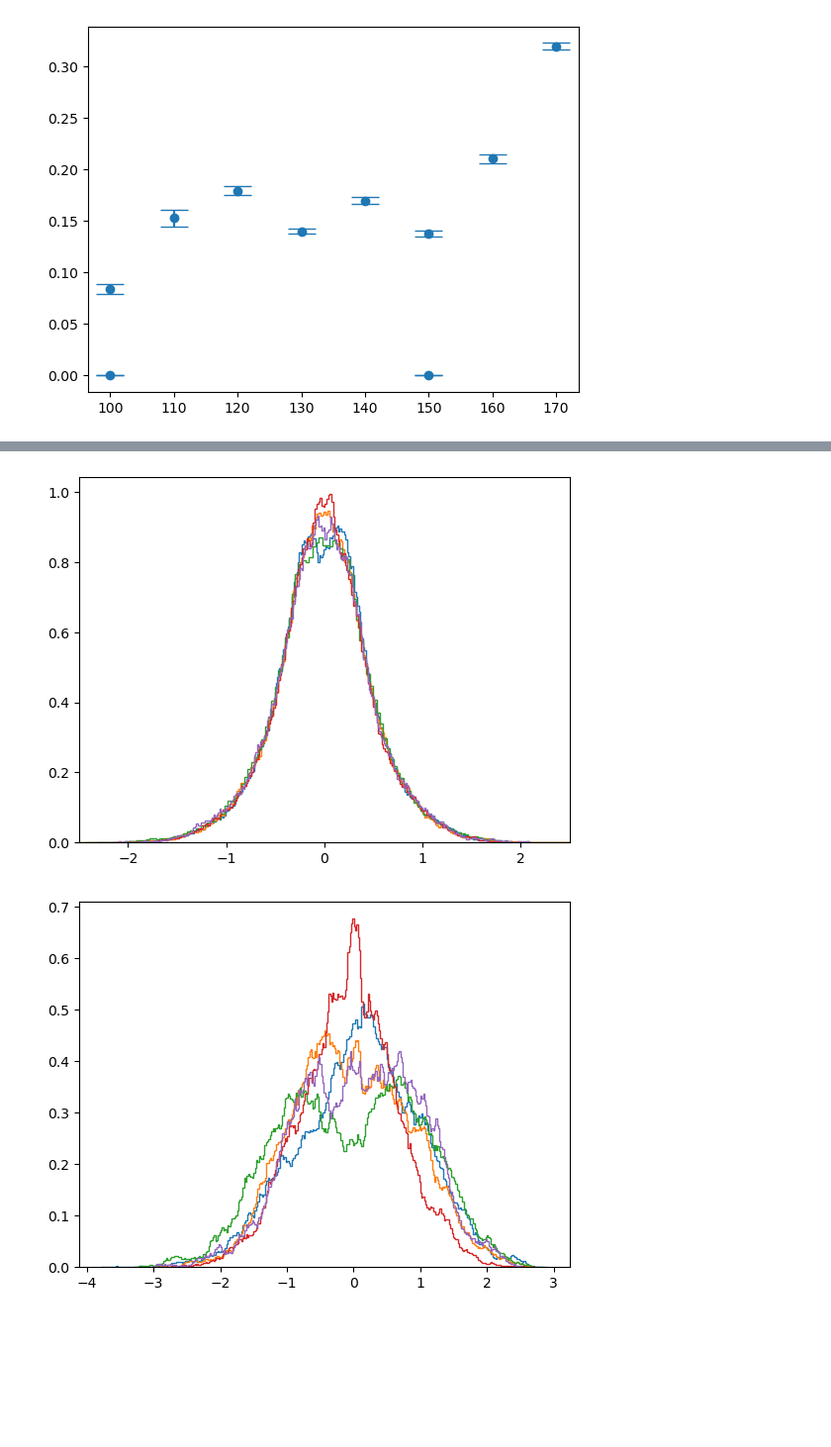
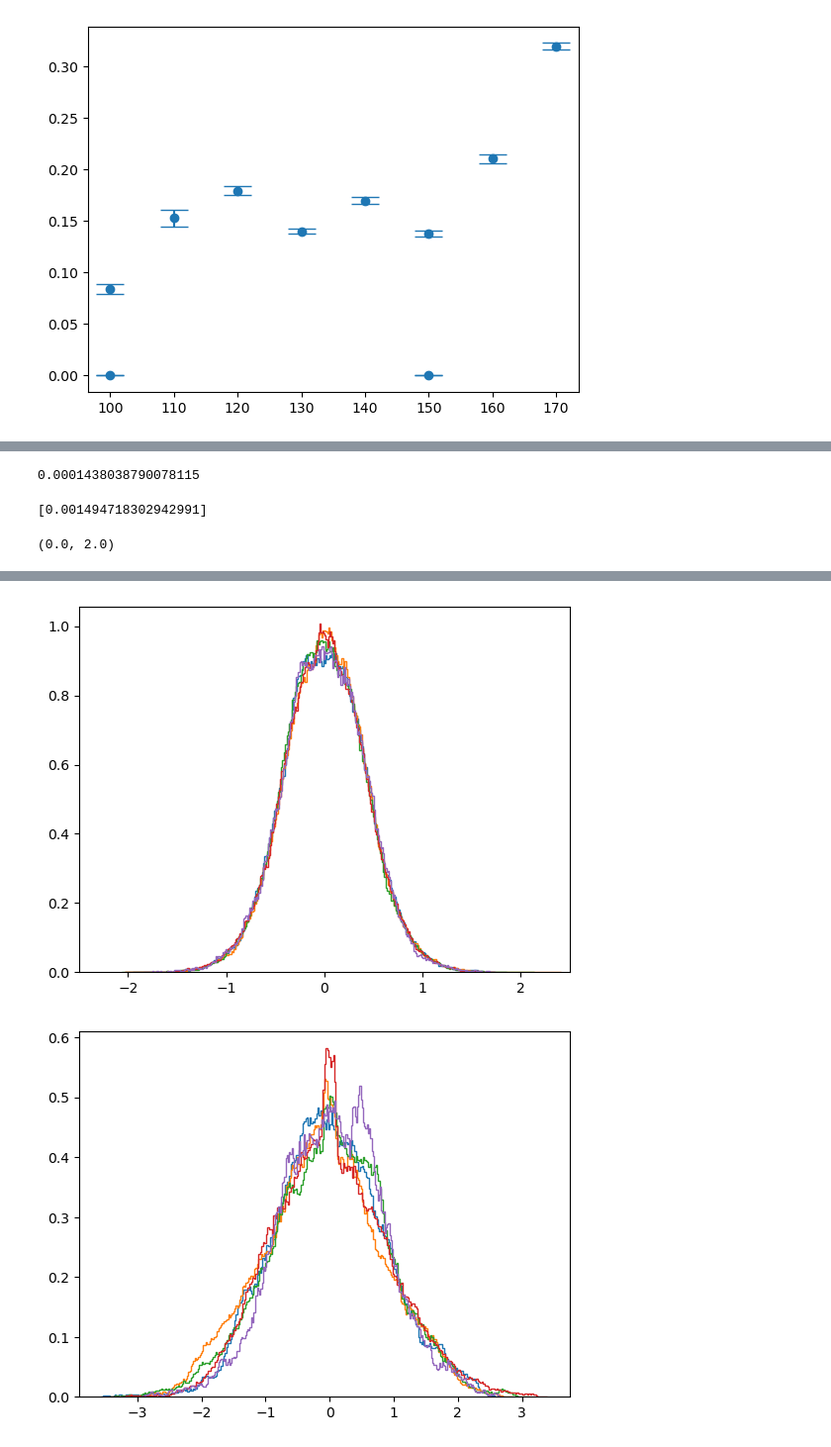
Before and after one commit to tompenny/SIMPLE-Ion-Capture-efficiency, a Jupyter notebook: Nanosphere/SIMION/240820 - test chamber, just trap.ipynb, the cells around one changed output, grey strips where cells are left out. Shown at 99% size. Cells and saved outputs as stored; diff of their text form; code cells hidden in the pictures; blank space fills up the shorter version.

```diff
--- a/Nanosphere/SIMION/240820 - test chamber, just trap.ipynb
+++ b/Nanosphere/SIMION/240820 - test chamber, just trap.ipynb
@@ -288,0 +443,8 @@ for file in files:
+# %%
+10*1.6*10**(-19)/4/np.pi/8.854/10**(-12)/100e-6
+# %% [output]
+0.0001438038790078115
+# %%
+effs
+# %% [output]
+[0.001494718302942991]
@@ -289,27 +464,62 @@ for file in files:
+# %%
+times = []
+xs= []
+ys = []
+zs = []
+rs = []
+for file in files:
+    filename = base+file+ftype
+    data = pd.read_csv(filename, names=list('abcdefghij'))
+    time = np.transpose(data.values[27:-1, 1:2])[0].astype('float')
+    x = np.transpose(data.values[27:-1, 2:3])[0].astype('float')
+    y = np.transpose(data.values[27:-1, 3:4])[0].astype('float')
+    z = np.transpose(data.values[27:-1, 4:5])[0].astype('float')
+    times.append(time)
+    xs.append(x-6.5)
+    ys.append(y-6.5)
+    zs.append(z)
+    r = np.sqrt((x-6.5)**2+(y-6.5)**2)
+    rs.append(r)
+
+for file in files2:
+    filename = base2+file+ftype
+    data = pd.read_csv(filename, names=list('abcdefghij'))
+    time = np.transpose(data.values[27:-1, 1:2])[0].astype('float')
+    x = np.transpose(data.values[27:-1, 2:3])[0].astype('float')
+    y = np.transpose(data.values[27:-1, 3:4])[0].astype('float')
+    z = np.transpose(data.values[27:-1, 4:5])[0].astype('float')
+    times.append(time)
+    xs.append(x-6.5)
+    ys.append(y-6.5)
+    zs.append(z)
+    r = np.sqrt((x-6.5)**2+(y-6.5)**2)
+    rs.append(r)
 # %%
 plt.figure()
-for i in range(len(files)):
+for i in range(len(files)+len(files2)):
     counts, bins = np.histogram(xs[i], bins = 300)
     area = np.trapz(counts, bins[1:])
     plt.stairs(counts/area, bins)
 plt.xlim(-2.5, 2.5)
 
 plt.figure()
-for i in range(len(files)):
+for i in range(len(files)+len(files2)):
     counts, bins = np.histogram(ys[i], bins = 300)
     area = np.trapz(counts, bins[1:])
     plt.stairs(counts/area, bins)
 plt.xlim(-2.5, 2.5)
 
 plt.figure()
-for i in range(len(files)):
+for i in range(len(files)+len(files2)):
     counts, bins = np.histogram(zs[i], bins = 300)
     area = np.trapz(counts, bins[1:])
     plt.stairs(counts/area, bins)
 
 plt.figure()
-for i in range(len(files)):
+for i in range(len(files)+len(files2)):
     counts, bins = np.histogram(rs[i], bins = 300)
     area = np.trapz(counts, bins[1:])
     plt.stairs(counts/area, bins)
+plt.xlim(0, 2)
 # %% [output]
+(0.0, 2.0)
@@ -317,2 +527,2 @@ for i in range(len(files)):
-[figure, old version]
+[figure, new version]
-[figure, old version]
+[figure, new version]
```
Also changed, not shown: parts of 17 cells of this notebook.
